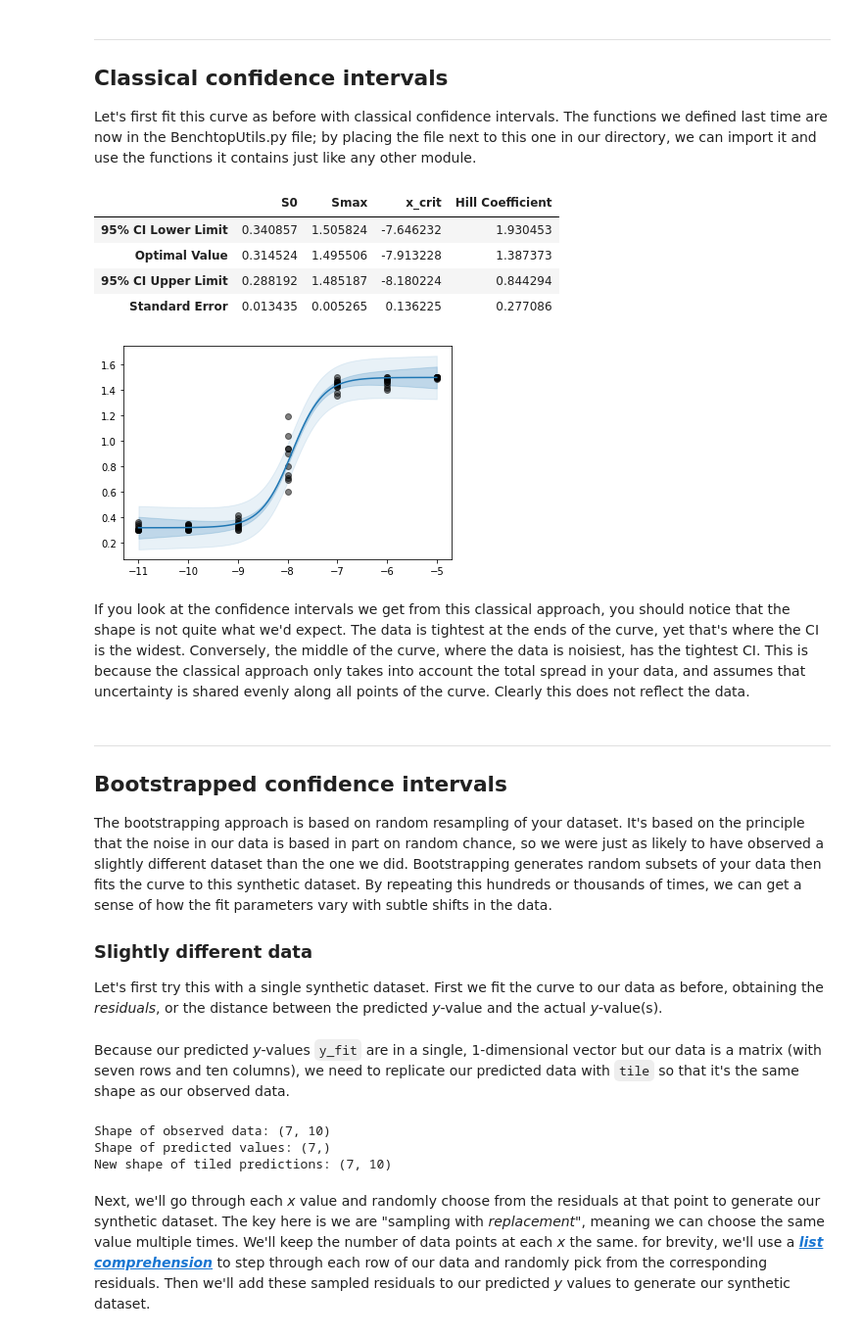
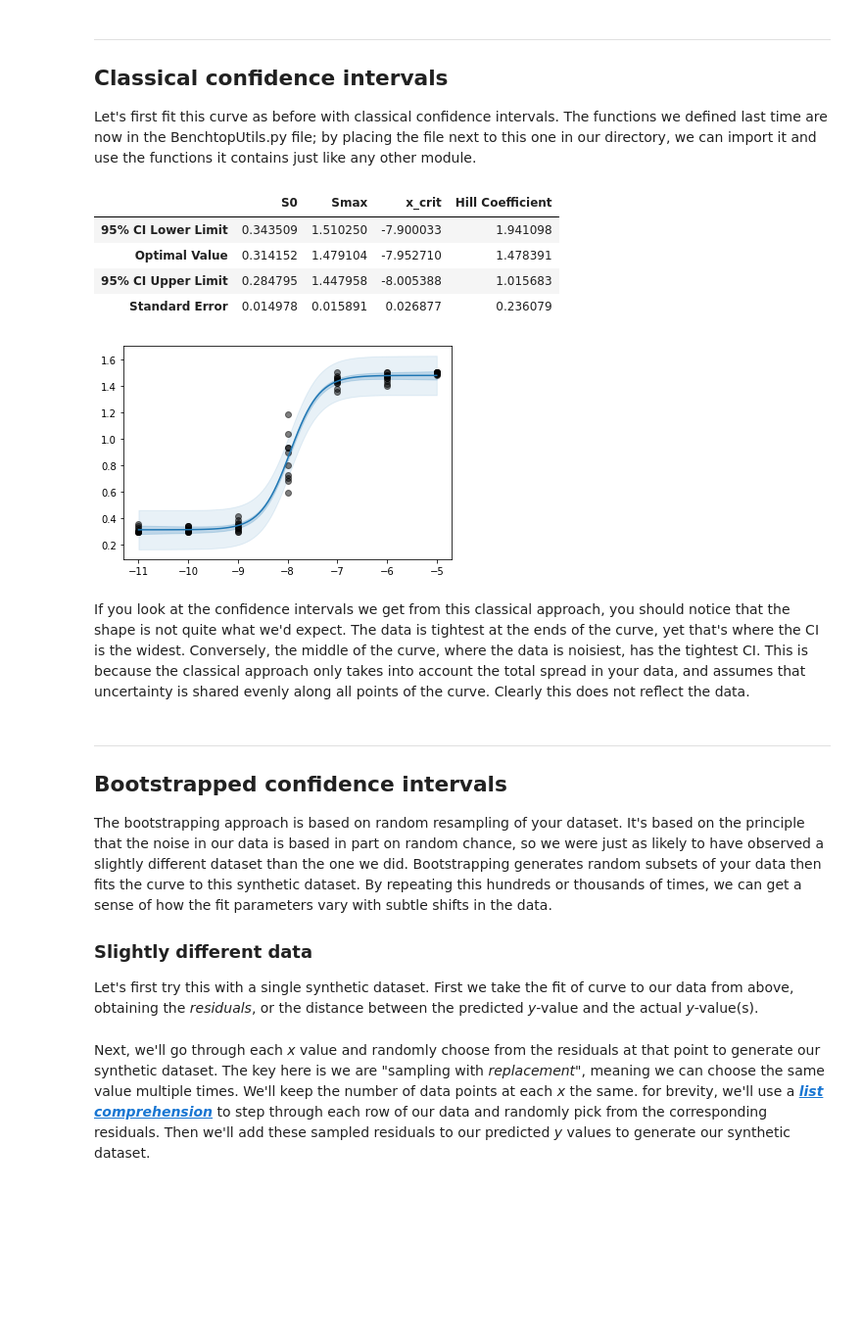
Before and after one commit to JohnGoertz/Benchtop-Python, a Jupyter notebook: 02_Bootstrapping.ipynb, the cells around one changed output. Shown at 98% size. Saved outputs shown, nothing was run; the diff lists cells and outputs as text; code cells hidden in the pictures; blank space fills up the shorter version.

```diff
--- a/02_Bootstrapping.ipynb
+++ b/02_Bootstrapping.ipynb
@@ -44,10 +44,12 @@ span = 0.9
 
 logit_r = logit(normalize(r,span))
 
-n_reps = 10
-
-logit_data = np.array([np.random.normal(l_r,0.5,size = n_reps) for l_r in logit_r])
+n_r = n_reps = 10
+n_c = 7
+logit_data = np.array([np.random.normal(l_r,0.5,size = n_r) for l_r in logit_r])
 data = unnormalize(logit_inv(logit_data),span,r)
+# Make lg_c the same size as the data
+lg_c = np.tile(lg_c,[n_r,1]).T
 # %%
 _, axs = plt.subplots(1,2,figsize=(12,4))
 
@@ -67,33 +69,33 @@ Let's first fit this curve as before with classical confidence intervals. The fu
 # %%
 import BenchtopUtils as bu
 
 S0_g = data.min()
 Smax_g = data.max()
 x_crit_g = lg_c[np.argmax(data[:,0] < (Smax_g-S0_g)/2+S0_g)]
 b_g = 1
 guesses = (S0_g, Smax_g, x_crit_g, b_g)
 
-p_opt, p_cov = opt.curve_fit(Hill_eq, lg_c, data.mean(1),sigma = data.std(1), absolute_sigma = True)
+p_opt, p_cov = opt.curve_fit(Hill_eq, lg_c.flatten(), data.flatten())
 
-y_fit = Hill_eq(xpts,*p_opt)
+ypts = Hill_eq(xpts,*p_opt)
 
 ci, pi = bu.classical_fit_intervals(Hill_eq,p_opt,lg_c,data,xpts)
 
 plt.plot(lg_c,data,'o',color='k',alpha = 0.5)
-plt.plot(xpts,y_fit)
-plt.fill_between(xpts, y_fit-ci, y_fit+ci, color = 'C0', alpha = 0.2)
-plt.fill_between(xpts, y_fit-pi, y_fit+pi, color = 'C0', alpha = 0.1)
+plt.plot(xpts,ypts)
+plt.fill_between(xpts, ypts-ci, ypts+ci, color = 'C0', alpha = 0.2)
+plt.fill_between(xpts, ypts-pi, ypts+pi, color = 'C0', alpha = 0.1)
 
 Hill_params = ('S0','Smax','x_crit','Hill Coefficient')
 
 bu.classical_fit_param_summary(p_opt,p_cov, names = Hill_params)
 # %% [output]
 |  | S0 | Smax | x_crit | Hill Coefficient |
-| 95% CI Lower Limit | 0.340857 | 1.505824 | -7.646232 | 1.930453 |
-| Optimal Value | 0.314524 | 1.495506 | -7.913228 | 1.387373 |
-| 95% CI Upper Limit | 0.288192 | 1.485187 | -8.180224 | 0.844294 |
-| Standard Error | 0.013435 | 0.005265 | 0.136225 | 0.277086 |
+| 95% CI Lower Limit | 0.343509 | 1.510250 | -7.900033 | 1.941098 |
+| Optimal Value | 0.314152 | 1.479104 | -7.952710 | 1.478391 |
+| 95% CI Upper Limit | 0.284795 | 1.447958 | -8.005388 | 1.015683 |
+| Standard Error | 0.014978 | 0.015891 | 0.026877 | 0.236079 |
-[figure, old version]
+[figure, new version]
 # %% [markdown]
 If you look at the confidence intervals we get from this classical approach, you should notice that the shape is not quite what we'd expect. The data is tightest at the ends of the curve, yet that's where the CI is the widest. Conversely, the middle of the curve, where the data is noisiest, has the tightest CI. This is because the classical approach only takes into account the total spread in your data, and assumes that uncertainty is shared evenly along all points of the curve. Clearly this does not reflect the data.
 # %% [markdown]
@@ -102,4 +104,4 @@ If you look at the confidence intervals we get from this classical approach, you
 The bootstrapping approach is based on random resampling of your dataset. It's based on the principle that the noise in our data is based in part on random chance, so we were just as likely to have observed a slightly different dataset than the one we did. Bootstrapping generates random subsets of your data then fits the curve to this synthetic dataset. By repeating this hundreds or thousands of times, we can get a sense of how the fit parameters vary with subtle shifts in the data.
 
 ### Slightly different data
-Let's first try this with a single synthetic dataset. First we fit the curve to our data as before, obtaining the *residuals*, or the distance between the predicted *y*-value and the actual *y*-value(s).
+Let's first try this with a single synthetic dataset. First we take the fit of curve to our data from above, obtaining the *residuals*, or the distance between the predicted *y*-value and the actual *y*-value(s).
@@ -108,12 +107,0 @@ y_fit = Hill_eq(lg_c,*p_opt)
-# %% [markdown]
-Because our predicted *y*-values `y_fit` are in a single, 1-dimensional vector but our data is a matrix (with seven rows and ten columns), we need to replicate our predicted data with `tile` so that it's the same shape as our observed data.
-# %%
-print('Shape of observed data: {:}'.format(data.shape))
-print('Shape of predicted values: {:}'.format(y_fit.shape))
-y_fit = np.tile(y_fit,[data.size//lg_c.size,1]).T
-print('New shape of tiled predictions: {:}'.format(y_fit.shape))
-resid = data - y_fit # Residuals
-# %% [output]
-Shape of observed data: (7, 10)
-Shape of predicted values: (7,)
-New shape of tiled predictions: (7, 10)
```
Also changed, not shown: parts of 20 cells of this notebook, 1 other file.
